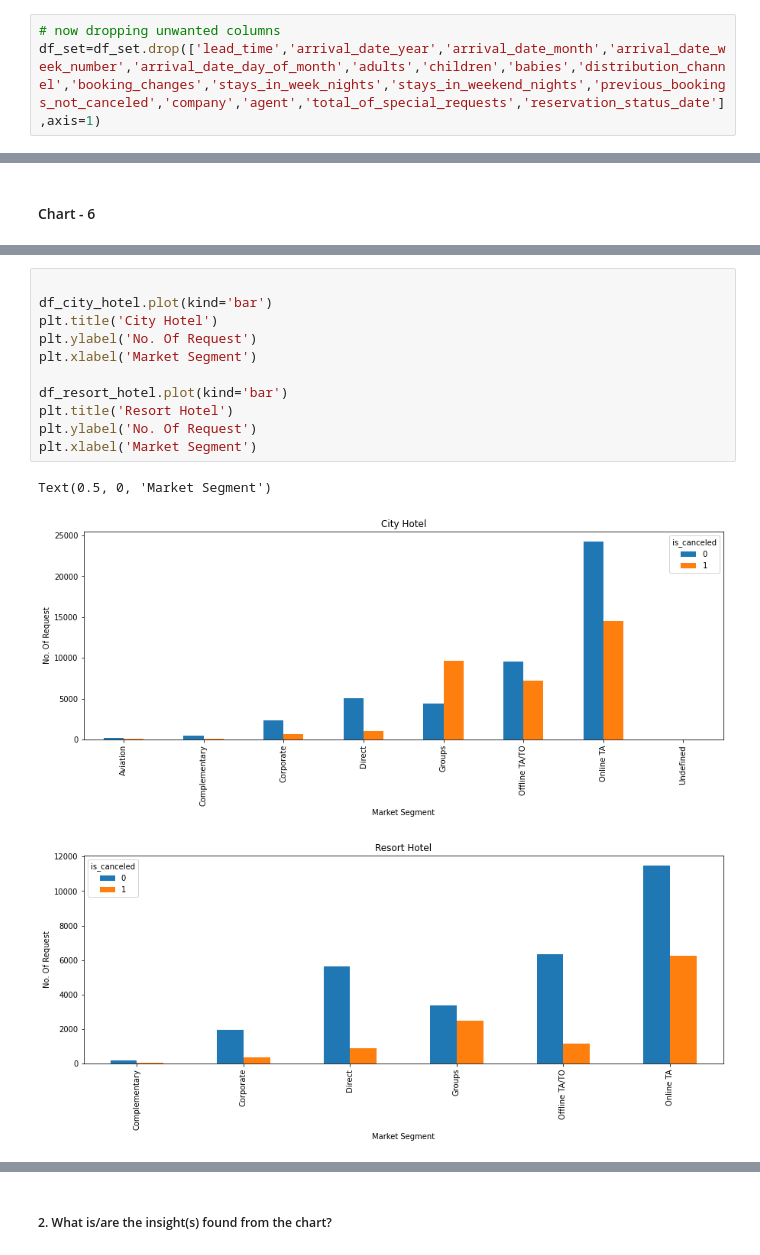
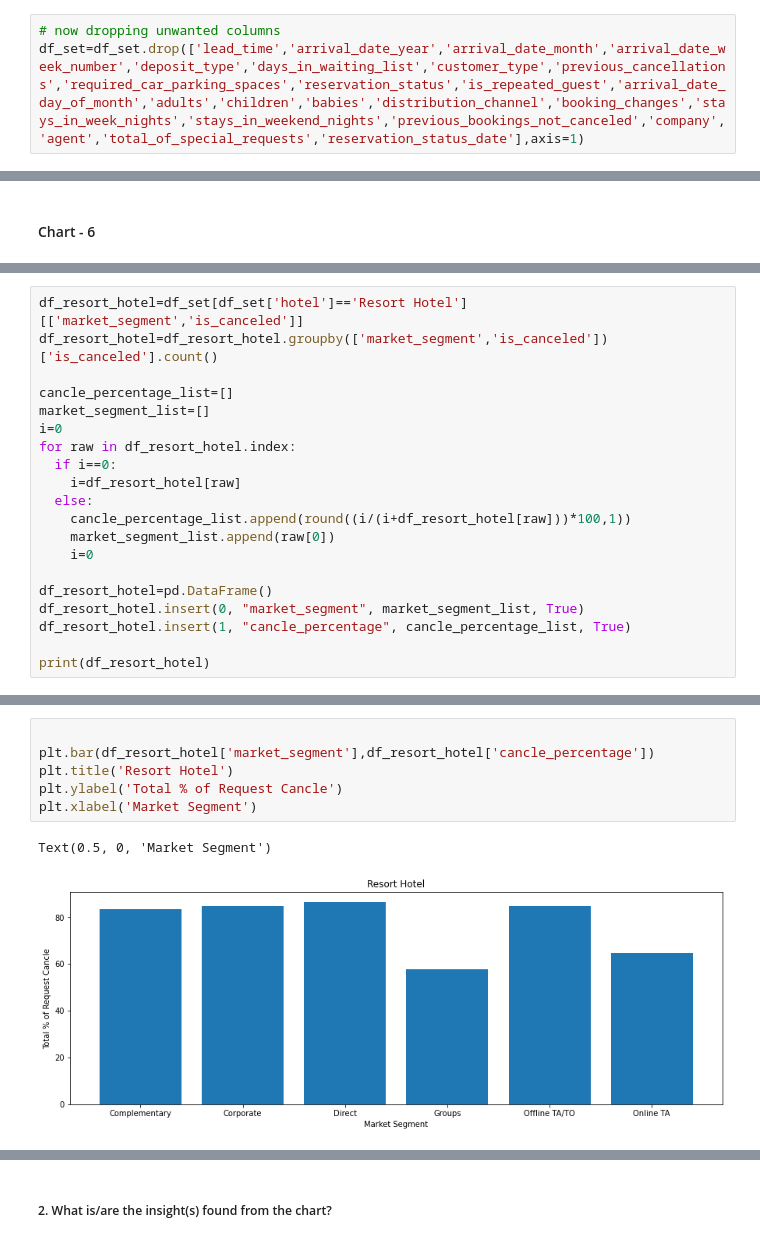
Before and after one commit to mayank-garg-depug/Birthday-greeting-card, a Jupyter notebook: EDA_Hotel_Booking_.ipynb, the cells around one changed output, grey strips where cells are left out. Saved outputs shown, nothing was run; the diff lists cells and outputs as text.

```diff
--- a/EDA_Hotel_Booking_.ipynb
+++ b/EDA_Hotel_Booking_.ipynb
@@ -399,7 +394,7 @@ df_set.insert(3, "date_of_lead_time", lead_time_date_list, True)
 df_set['children'].fillna(0,inplace=True)
 # %%
 # now dropping unwanted columns
-df_set=df_set.drop(['lead_time','arrival_date_year','arrival_date_month','arrival_date_week_number','arrival_date_day_of_month','adults','children','babies','distribution_channel','booking_changes','stays_in_week_nights','stays_in_weekend_nights','previous_bookings_not_canceled','company','agent','total_of_special_requests','reservation_status_date'],axis=1)
+df_set=df_set.drop(['lead_time','arrival_date_year','arrival_date_month','arrival_date_week_number','deposit_type','days_in_waiting_list','customer_type','previous_cancellations','required_car_parking_spaces','reservation_status','is_repeated_guest','arrival_date_day_of_month','adults','children','babies','distribution_channel','booking_changes','stays_in_week_nights','stays_in_weekend_nights','previous_bookings_not_canceled','company','agent','total_of_special_requests','reservation_status_date'],axis=1)
 # %%
 df_set
 # %% [output]
@@ -705,0 +728,20 @@ df_resort_hotel=df_resort_hotel.groupby(['market_segment','is_canceled'])['is_ca
+# %%
+df_resort_hotel=df_set[df_set['hotel']=='Resort Hotel'][['market_segment','is_canceled']]
+df_resort_hotel=df_resort_hotel.groupby(['market_segment','is_canceled'])['is_canceled'].count()
+
+cancle_percentage_list=[]
+market_segment_list=[]
+i=0
+for raw in df_resort_hotel.index:
+  if i==0:
+    i=df_resort_hotel[raw]
+  else:
+    cancle_percentage_list.append(round((i/(i+df_resort_hotel[raw]))*100,1))
+    market_segment_list.append(raw[0])
+    i=0
+
+df_resort_hotel=pd.DataFrame()
+df_resort_hotel.insert(0, "market_segment", market_segment_list, True)
+df_resort_hotel.insert(1, "cancle_percentage", cancle_percentage_list, True)
+
+print(df_resort_hotel)
@@ -706,15 +765,9 @@ df_resort_hotel=df_resort_hotel.groupby(['market_segment','is_canceled'])['is_ca
 # %%
 
-df_city_hotel.plot(kind='bar')
-plt.title('City Hotel')
-plt.ylabel('No. Of Request')
+plt.bar(df_resort_hotel['market_segment'],df_resort_hotel['cancle_percentage'])
+plt.title('Resort Hotel')
+plt.ylabel('Total % of Request Cancle')
 plt.xlabel('Market Segment')
-
-df_resort_hotel.plot(kind='bar')
-plt.title('Resort Hotel')
-plt.ylabel('No. Of Request')
-plt.xlabel('Market Segment')
 # %% [output]
 Text(0.5, 0, 'Market Segment')
-[figure, old version]
+[figure, new version]
-[figure, removed]
```
Also changed, not shown: parts of 35 cells of this notebook.
